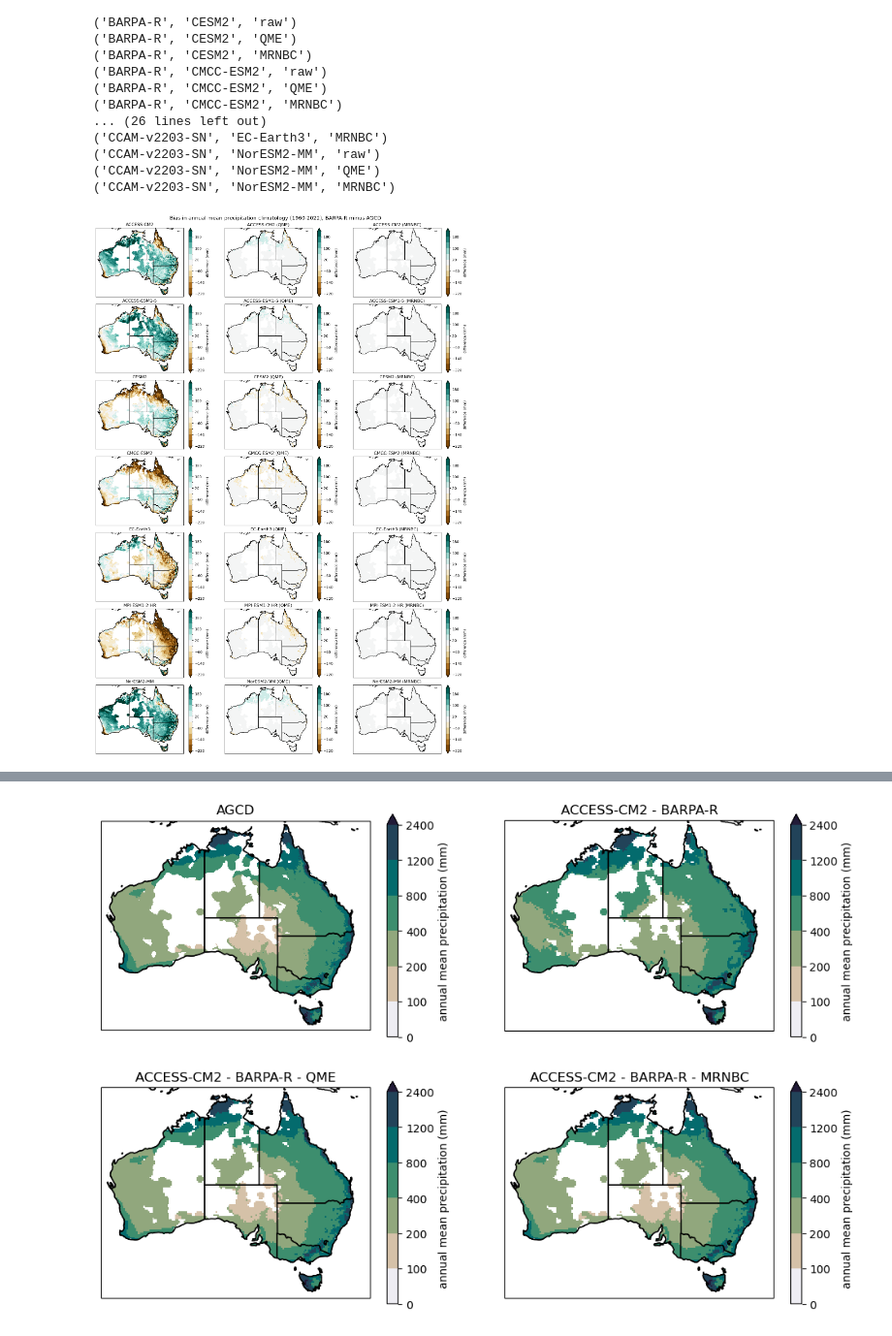
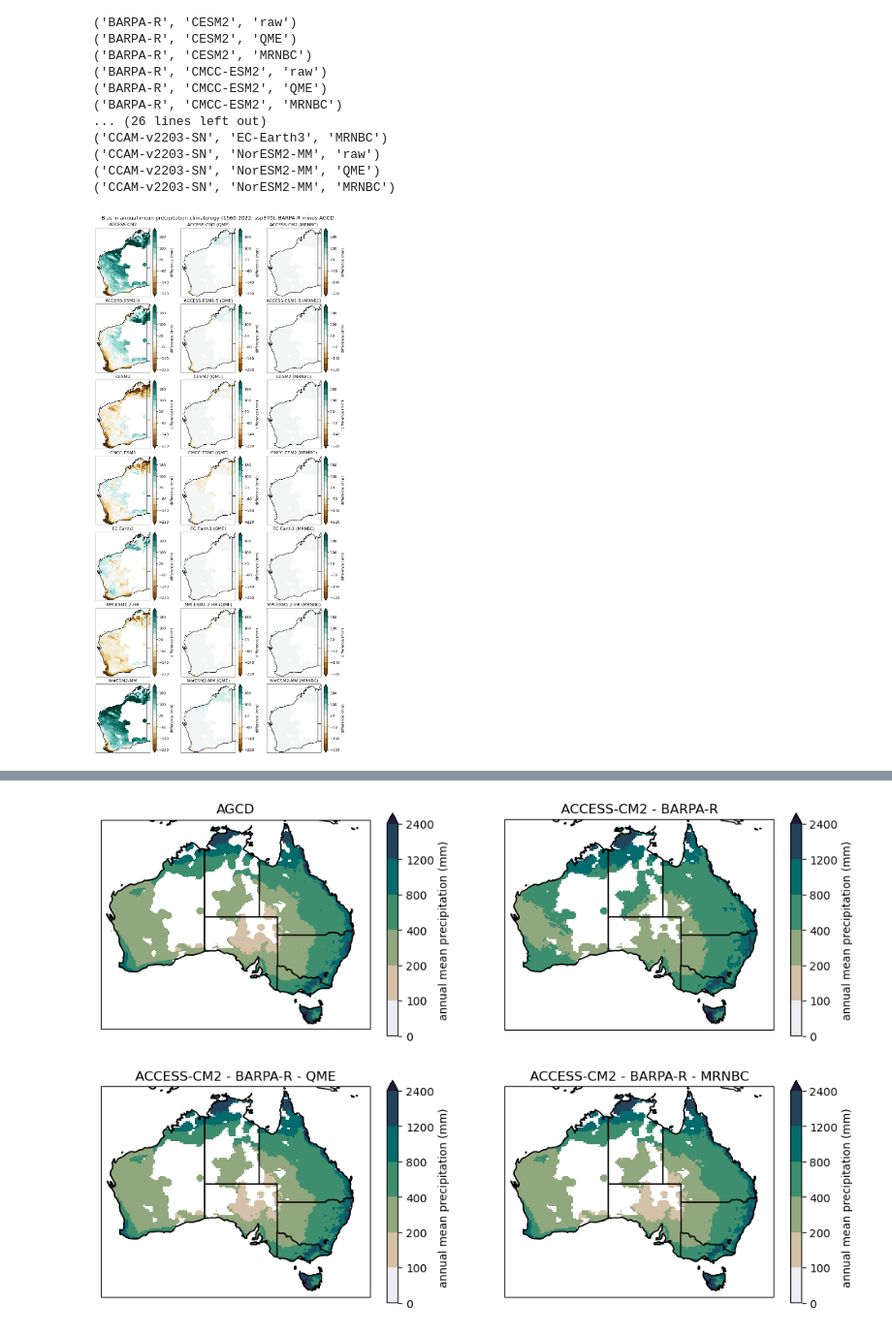
Before and after one commit to AusClimateService/bias-correction-data-release, a Jupyter notebook: residual_bias.ipynb, the cells around one changed output, grey strips where cells are left out. Shown at 97% size. Saved outputs shown, nothing was run; the diff lists cells and outputs as text; code cells hidden in the pictures.

Commit message:
Finish plots

```diff
--- a/residual_bias.ipynb
+++ b/residual_bias.ipynb
@@ -152,7 +152,7 @@ for rcm in ['BARPA-R', 'CCAM-v2203-SN']:
 ('CCAM-v2203-SN', 'NorESM2-MM', 'QME')
 ('CCAM-v2203-SN', 'NorESM2-MM', 'MRNBC')
 # %%
-def plot_row(row_axes, rcm, gcm, units):
+def plot_row(row_axes, rcm, gcm, units, region='AUS'):
     """Plot row"""
 
     if units == 'mm':
@@ -163,6 +163,11 @@ def plot_row(row_axes, rcm, gcm, units):
         levels = [-20, -10, -6, -2, 2, 6, 10, 20]
     else:
         raise ValueError(f'Unrecognised units {units}')
+
+    if region == 'WA':
+        extent = [112.5, 130, -13.2, -35.3]
+    else:
+        extent = None
 
     ax1, ax2, ax3 = row_axes
 
@@ -177,6 +182,8 @@ def plot_row(row_axes, rcm, gcm, units):
     ax1.coastlines()
     ax1.add_feature(cartopy.feature.STATES)
     ax1.set_title(gcm)
+    if extent:
+        ax1.set_extent(extent, crs=ccrs.PlateCarree())
 
     im2 = diffs[(rcm, gcm, 'QME')].plot(
         ax=ax2,
@@ -189,6 +196,8 @@ def plot_row(row_axes, rcm, gcm, units):
     ax2.coastlines()
     ax2.add_feature(cartopy.feature.STATES)
     ax2.set_title(f'{gcm} (QME)')
+    if extent:
+        ax2.set_extent(extent, crs=ccrs.PlateCarree())
 
     im3 = diffs[(rcm, gcm, 'MRNBC')].plot(
         ax=ax3,
@@ -201,19 +210,22 @@ def plot_row(row_axes, rcm, gcm, units):
     ax3.coastlines()
     ax3.add_feature(cartopy.feature.STATES)
     ax3.set_title(f'{gcm} (MRNBC)')
+    if extent:
+        ax3.set_extent(extent, crs=ccrs.PlateCarree())
 # %%
 ngcms = 7
-fig, axes = plt.subplots(ngcms, 3, subplot_kw={'projection': ccrs.PlateCarree()}, figsize=[15, 3*ngcms], layout='constrained')
-plot_row(axes[0, :], 'BARPA-R', 'ACCESS-CM2', units='mm')
-plot_row(axes[1, :], 'BARPA-R', 'ACCESS-ESM1-5', units='mm')
-plot_row(axes[2, :], 'BARPA-R', 'CESM2', units='mm')
-plot_row(axes[3, :], 'BARPA-R', 'CMCC-ESM2', units='mm')
-plot_row(axes[4, :], 'BARPA-R', 'EC-Earth3', units='mm')
-plot_row(axes[5, :], 'BARPA-R', 'MPI-ESM1-2-HR', units='mm')
-plot_row(axes[6, :], 'BARPA-R', 'NorESM2-MM', units='mm')
-plt.suptitle('Bias in annual mean precipitation climatology (1960-2022), BARPA-R minus AGCD', fontsize='x-large')
+fig, axes = plt.subplots(ngcms, 3, subplot_kw={'projection': ccrs.PlateCarree()}, figsize=[10, 3*ngcms], layout='constrained')
+plot_row(axes[0, :], 'BARPA-R', 'ACCESS-CM2', units='mm', region='WA')
+plot_row(axes[1, :], 'BARPA-R', 'ACCESS-ESM1-5', units='mm', region='WA')
+plot_row(axes[2, :], 'BARPA-R', 'CESM2', units='mm', region='WA')
+plot_row(axes[3, :], 'BARPA-R', 'CMCC-ESM2', units='mm', region='WA')
+plot_row(axes[4, :], 'BARPA-R', 'EC-Earth3', units='mm', region='WA')
+plot_row(axes[5, :], 'BARPA-R', 'MPI-ESM1-2-HR', units='mm', region='WA')
+plot_row(axes[6, :], 'BARPA-R', 'NorESM2-MM', units='mm', region='WA')
+plt.suptitle('Bias in annual mean precipitation climatology (1960-2022, ssp370), BARPA-R minus AGCD', fontsize='x-large')
+plt.savefig('pr-bias_BARPA-R_1960-2022-annual-clim_ssp370_WA_mm.png', bbox_inches='tight', facecolor='white', dpi=300)
 plt.show()
 # %% [output]
-[figure, old version]
+[figure, new version]
 # %%
 ngcms = 7
```
Also changed, not shown: parts of 3 cells of this notebook.
